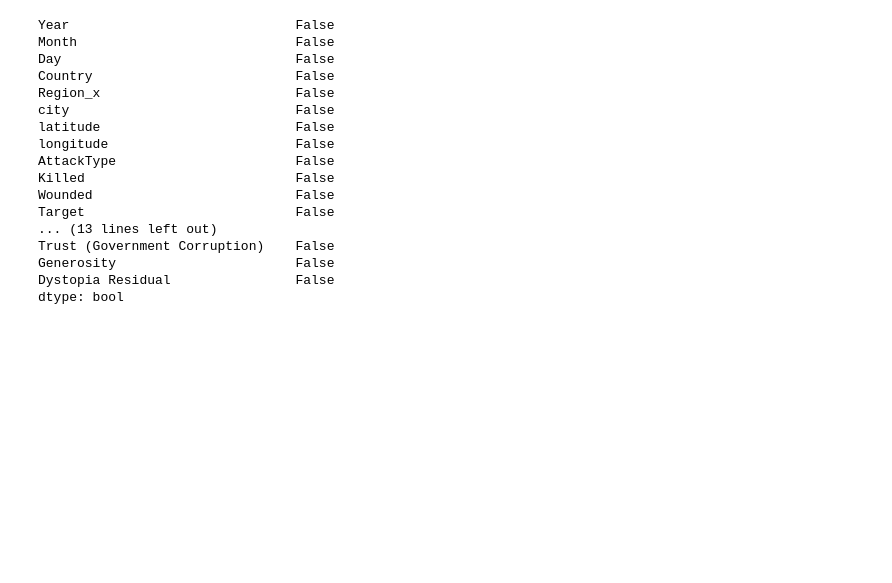
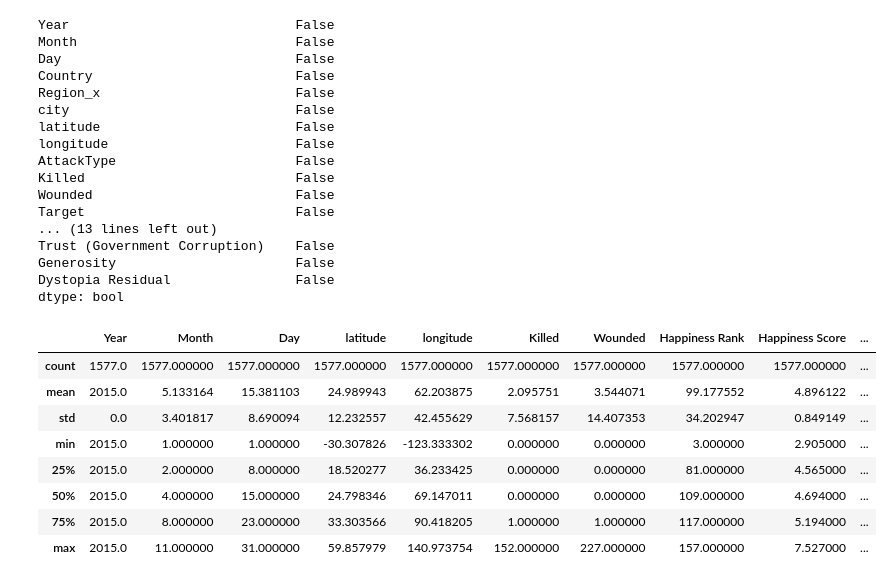
Before and after one commit to lnrdmnc/Model-prediction-for-terrorist-attacks-IA, a Jupyter notebook: Model_prediction_for_terrorist_attacks_IA.ipynb, the cells around one changed output. Drawn from its saved outputs; the diff is of its cells as text; code cells hidden in the pictures; blank space fills up the shorter version.

```diff
--- a/Model_prediction_for_terrorist_attacks_IA.ipynb
+++ b/Model_prediction_for_terrorist_attacks_IA.ipynb
@@ -203,3 +205,15 @@ Trust (Government Corruption)    False
 Generosity                       False
 Dystopia Residual                False
 dtype: bool
+# %%
+merge.describe()
+# %% [output]
+|  | Year | Month | Day | latitude | longitude | Killed | Wounded | Happiness Rank | Happiness Score | ... |
+| count | 1577.0 | 1577.000000 | 1577.000000 | 1577.000000 | 1577.000000 | 1577.000000 | 1577.000000 | 1577.000000 | 1577.000000 | ... |
+| mean | 2015.0 | 5.133164 | 15.381103 | 24.989943 | 62.203875 | 2.095751 | 3.544071 | 99.177552 | 4.896122 | ... |
+| std | 0.0 | 3.401817 | 8.690094 | 12.232557 | 42.455629 | 7.568157 | 14.407353 | 34.202947 | 0.849149 | ... |
+| min | 2015.0 | 1.000000 | 1.000000 | -30.307826 | -123.333302 | 0.000000 | 0.000000 | 3.000000 | 2.905000 | ... |
+| 25% | 2015.0 | 2.000000 | 8.000000 | 18.520277 | 36.233425 | 0.000000 | 0.000000 | 81.000000 | 4.565000 | ... |
+| 50% | 2015.0 | 4.000000 | 15.000000 | 24.798346 | 69.147011 | 0.000000 | 0.000000 | 109.000000 | 4.694000 | ... |
+| 75% | 2015.0 | 8.000000 | 23.000000 | 33.303566 | 90.418205 | 1.000000 | 1.000000 | 117.000000 | 5.194000 | ... |
+| max | 2015.0 | 11.000000 | 31.000000 | 59.857979 | 140.973754 | 152.000000 | 227.000000 | 157.000000 | 7.527000 | ... |
```
Also changed, not shown: parts of 7 cells of this notebook.
